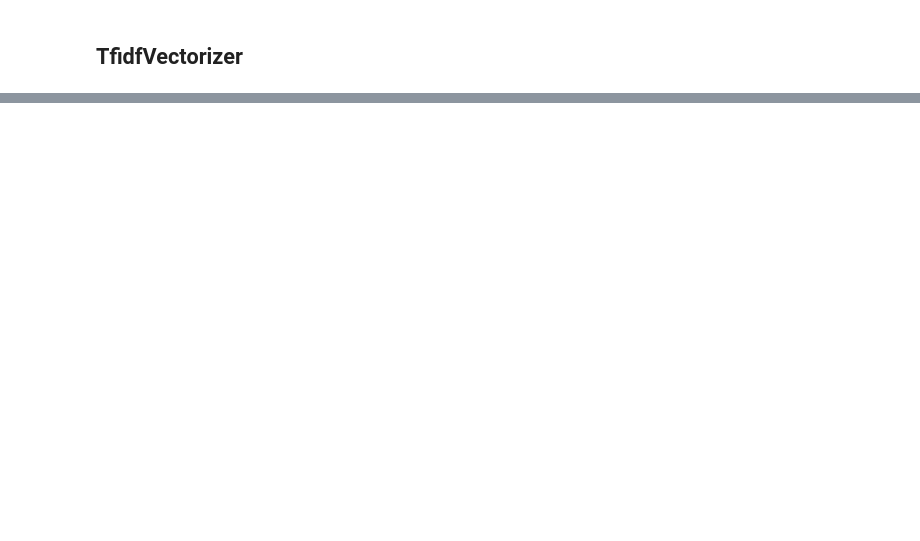
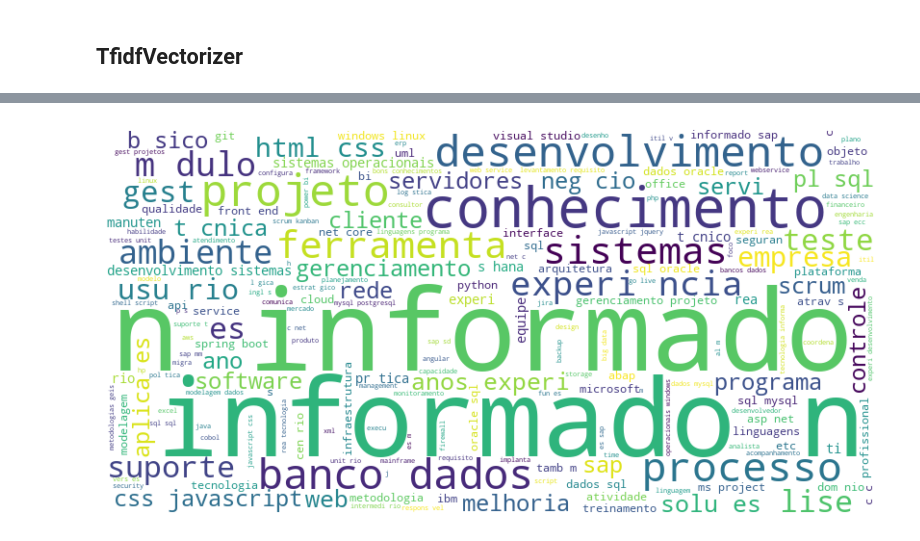
Before and after one commit to letpires/AIDecision, a Jupyter notebook: eda.ipynb, the cells around one changed output, grey strips where cells are left out. Cells and saved outputs as stored; diff of their text form; code cells hidden in the pictures; blank space fills up the shorter version.

```diff
--- a/eda.ipynb
+++ b/eda.ipynb
@@ -993,0 +1066,4 @@ See the caveats in the documentation: https://pandas.pydata.org/pandas-docs/stab
+# %%
+data['formacao_e_idiomas_nivel_academico'].unique()
+
+data['formacao_e_idiomas_nivel_academico'].fillna('Não informado', inplace=True)
@@ -993,0 +1081,3 @@ See the caveats in the documentation: https://pandas.pydata.org/pandas-docs/stab
+# %%
+data['formacao_e_idiomas_outro_idioma'].unique()
+data['formacao_e_idiomas_outro_idioma'].fillna('Não informado', inplace=True)
@@ -993,0 +1115,3 @@ See the caveats in the documentation: https://pandas.pydata.org/pandas-docs/stab
+# %%
+# Não informado no nan informacoes_profissionais_remuneracao
+data['informacoes_profissionais_remuneracao'].replace('nan','Não informado', inplace=True)
@@ -993,0 +1129,18 @@ See the caveats in the documentation: https://pandas.pydata.org/pandas-docs/stab
+# %%
+import re
+import numpy as np
+
+def extrair_valor(texto):
+    if pd.isnull(texto):
+        return np.nan
+    # Substitui vírgula por ponto e remove tudo que não é número ou ponto
+    texto = texto.lower().replace(',', '.')
+    # Extrai o primeiro número com ponto possível (pode ser decimal)
+    match = re.findall(r'\d+\.\d+|\d+', texto)
+    if match:
+        return float(match[0])
+    return np.nan
+
+data["remuneracao_limpa"] = data["informacoes_profissionais_remuneracao"].apply(extrair_valor)
+data.drop(columns=["informacoes_profissionais_remuneracao"], inplace=True)
+data['remuneracao_limpa'].unique()
@@ -1077,0 +1293,17 @@ tfidf_df
+# %%
+from wordcloud import WordCloud
+import matplotlib.pyplot as plt
+
+# Junta todos os textos processados em um só
+text_all = ' '.join(data['informacoes_limpa'])
+
+# Gera a nuvem
+wordcloud = WordCloud(width=800, height=400, background_color='white').generate(text_all)
+
+# Mostra a nuvem
+plt.figure(figsize=(10, 5))
+plt.imshow(wordcloud, interpolation='bilinear')
+plt.axis('off')
+plt.show()
+# %% [output]
+[figure, added]
```
Also changed, not shown: parts of 35 cells of this notebook.
